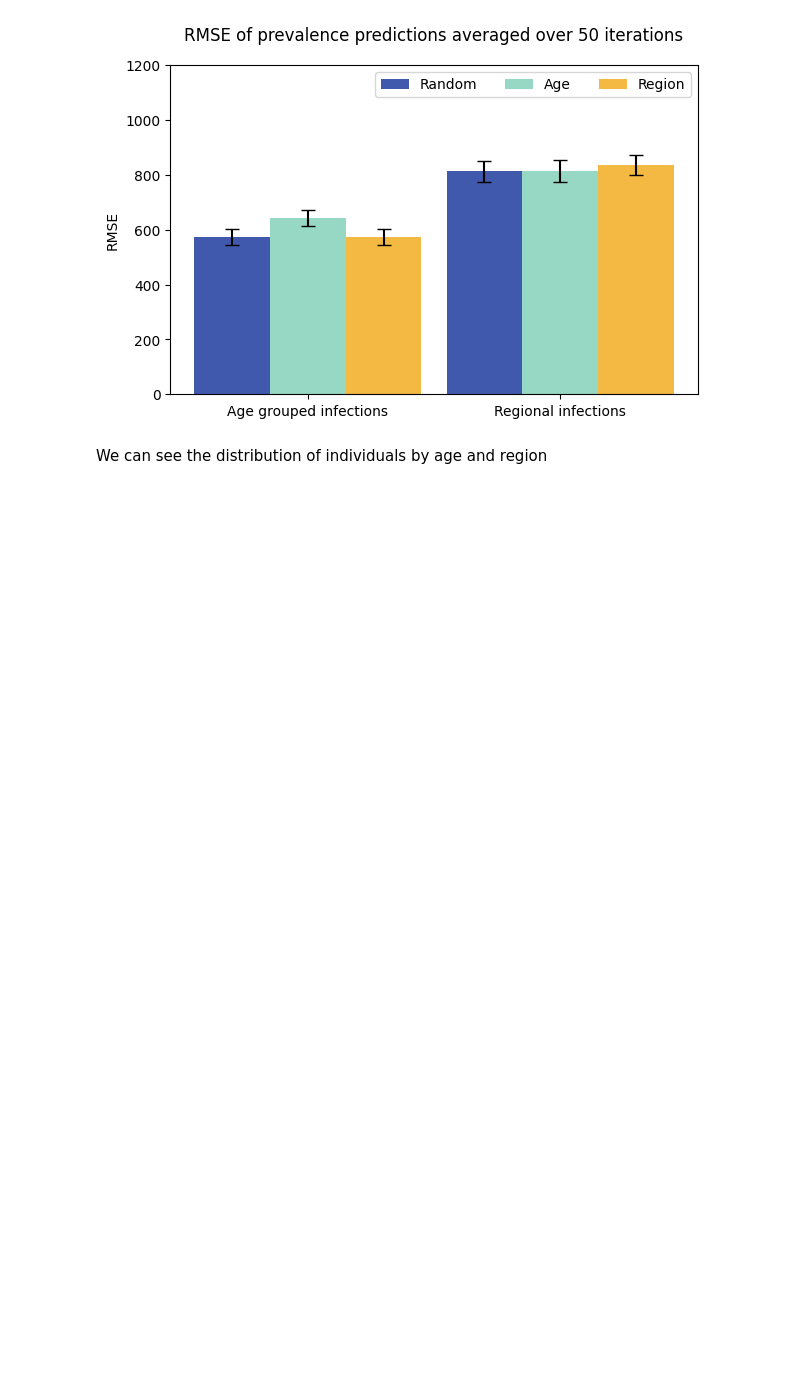
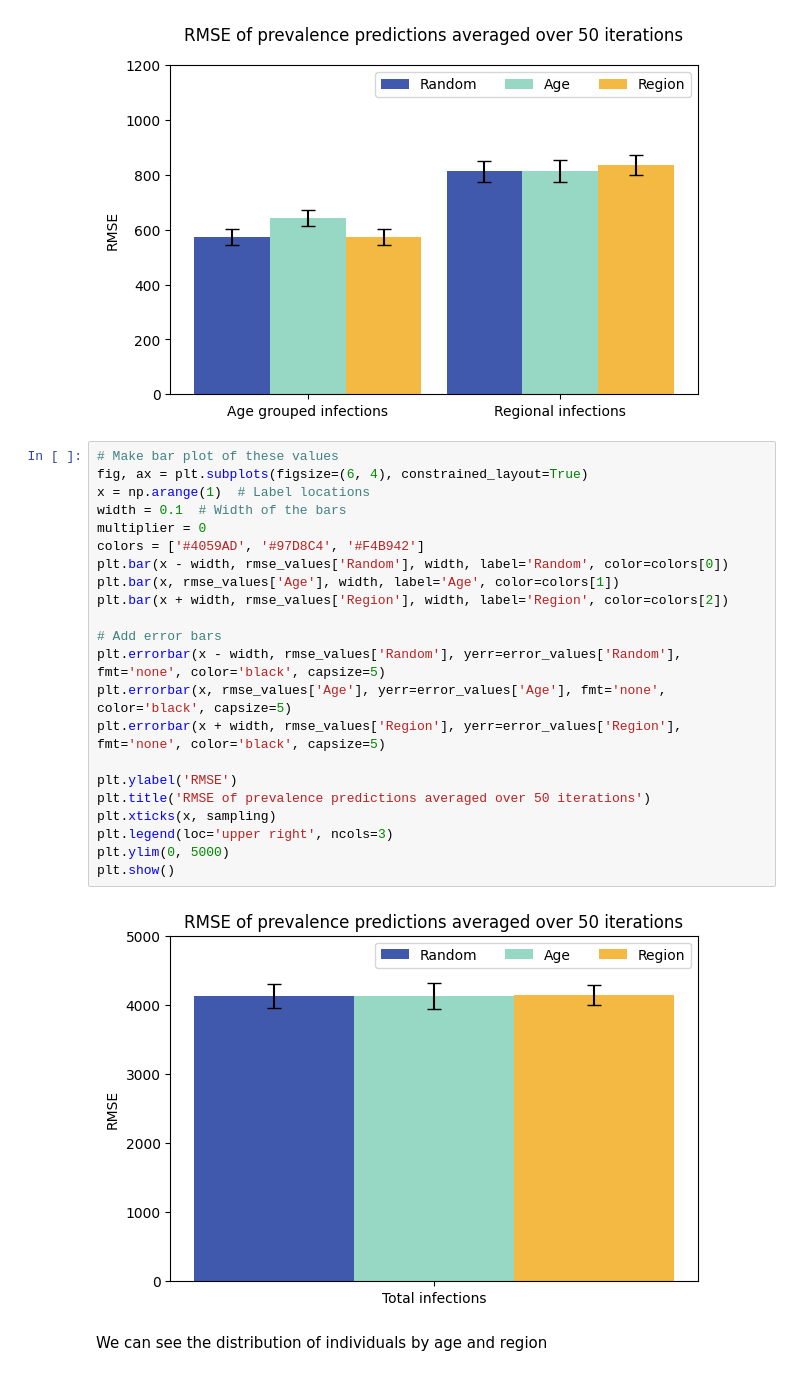
Before and after one commit to SABS-R3-Epidemiology/EpiOS, a Jupyter notebook: stratified_random/stratified_predictions.ipynb, the cells around one changed output. Cells and saved outputs as stored; diff of their text form; blank space fills up the shorter version.

```diff
--- a/stratified_random/stratified_predictions.ipynb
+++ b/stratified_random/stratified_predictions.ipynb
@@ -706,6 +743,30 @@ ax.set_ylim(0, 1200)
 # %% [output]
 (0.0, 1200.0)
 [figure]
+# %%
+# Make bar plot of these values
+fig, ax = plt.subplots(figsize=(6, 4), constrained_layout=True)
+x = np.arange(1)  # Label locations
+width = 0.1  # Width of the bars
+multiplier = 0
+colors = ['#4059AD', '#97D8C4', '#F4B942']
+plt.bar(x - width, rmse_values['Random'], width, label='Random', color=colors[0])
+plt.bar(x, rmse_values['Age'], width, label='Age', color=colors[1])
+plt.bar(x + width, rmse_values['Region'], width, label='Region', color=colors[2])
+
+# Add error bars
+plt.errorbar(x - width, rmse_values['Random'], yerr=error_values['Random'], fmt='none', color='black', capsize=5)
+plt.errorbar(x, rmse_values['Age'], yerr=error_values['Age'], fmt='none', color='black', capsize=5)
+plt.errorbar(x + width, rmse_values['Region'], yerr=error_values['Region'], fmt='none', color='black', capsize=5)
+
+plt.ylabel('RMSE')
+plt.title('RMSE of prevalence predictions averaged over 50 iterations')
+plt.xticks(x, sampling)
+plt.legend(loc='upper right', ncols=3)
+plt.ylim(0, 5000)
+plt.show()
+# %% [output]
+[figure, added]
 # %% [markdown]
 We can see the distribution of individuals by age and region
 # %%
```
Also changed, not shown: parts of 7 cells of this notebook.
